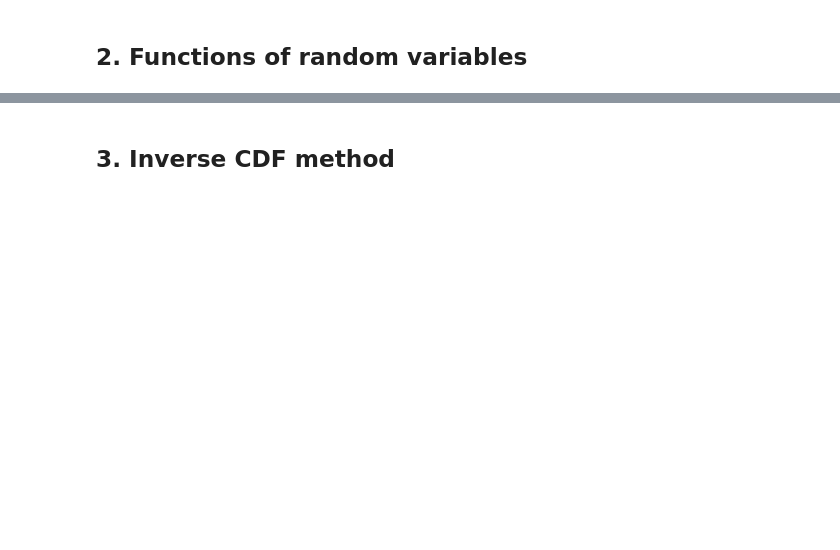
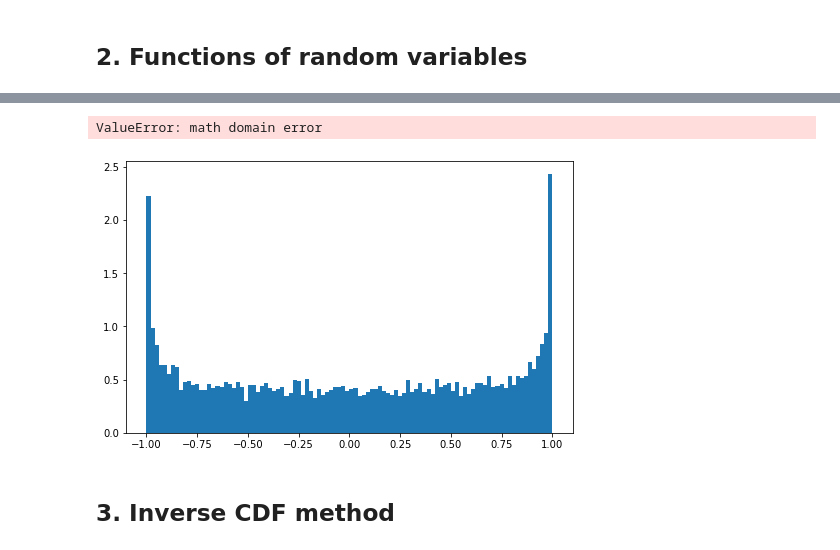
Before and after one commit to paopaoch/3rd-Year-Projects, a Jupyter notebook: 3f3_random_variable/3F3_main.ipynb, the cells around one changed output, grey strips where cells are left out. Drawn from its saved outputs; the diff is of its cells as text; code cells hidden in the pictures; blank space fills up the shorter version.

```diff
--- a/3f3_random_variable/3F3_main.ipynb
+++ b/3f3_random_variable/3F3_main.ipynb
@@ -253,3 +340,43 @@ plt.show()
+# %%
+bins = 100
+n = 10000
+
+fig, ax = plt.subplots(1)
+fig.set_size_inches(8, 5)
+# Plot transformed distribution
+x = np.random.randn(n)
+x1 = np.sin(x)
+ax.hist(x1, bins=bins, density=True, label="Histogram")
+
+def not_gaussian(x):
+    # print(type(x))
+    if x == 0:
+        return 1/(2*math.pi)
+    else:
+        return 1/(math.pi*abs(math.cos(math.asin(x))))
+
+def clipping_filter(x, y):
+    if x > 0.7:
+        return 0
+    if x == 0.7:
+        return 0
+    else:
+        print(x)
+        return y[x]
+
+x_values = np.linspace(-0.99, 0.99, 100)
+y = np.array([not_gaussian(i) for i in range(len(x_values))])
+y_filtered = np.array([clipping_filter(i, y) for i in x_values])
+ax.plot(x_values, y_filtered, label="Plot from Jacobian")
+plt.legend()
+
+if SAVE:
+    fig.savefig(f'2_normal_jacobian_x_squared.png', dpi=fig.dpi)
+
+plt.show()
+# %% [output]
+ValueError: math domain error
+[figure, added]
 # %% [markdown]
 ## 3. Inverse CDF method
 # %%
```
Also changed, not shown: parts of 11 cells of this notebook, 3 other files.
